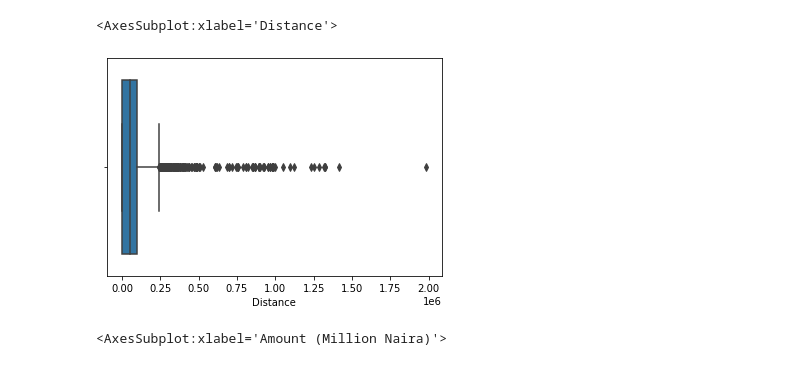
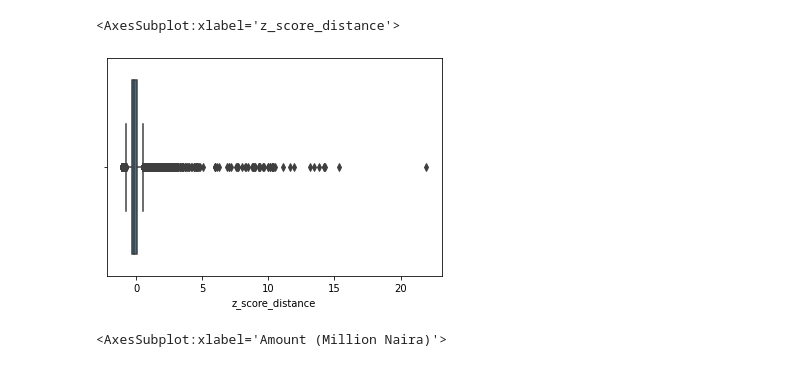
Before and after one commit to eskayML/Free-ai-classes-2022, a Jupyter notebook: Note_2_.ipynb, the cells around one changed output. Saved outputs shown, nothing was run; the diff lists cells and outputs as text; code cells hidden in the pictures.

```diff
--- a/Note_2_.ipynb
+++ b/Note_2_.ipynb
@@ -140,0 +87,2 @@ train.head()
+# %%
+all['power_transform_distance'] = power_transform(all[['Distance']], method='box-cox')
@@ -141,3 +98,5 @@ train.head()
+# %%
+train, test  = all.iloc[:7205], all.iloc[7205:]
 # %%
-train['Amount (Million Naira)'].dtype
+train['Amount (Million Naira)'] = y
 # %% [output]
@@ -156,5 +133,3 @@ Name: Amount (Million Naira), dtype: float64
-# %%
-train = pd.get_dummies(train, columns = ['Location', 'Type'], prefix = '' , prefix_sep = '')
 # %%
 train.head()
 # %% [output]
@@ -167,8 +142,8 @@ train.head()
 # %%
-sns.boxplot(data = train, x = 'Distance')
+sns.boxplot(data = train, x = 'z_score_distance')
 # %% [output]
-<AxesSubplot:xlabel='Distance'>
+<AxesSubplot:xlabel='z_score_distance'>
-[figure, old version]
+[figure, new version]
 # %%
 sns.boxplot(data = train, x = 'Amount (Million Naira)')
 # %% [output]
```
Also changed, not shown: parts of 39 cells of this notebook, 2 other files.
